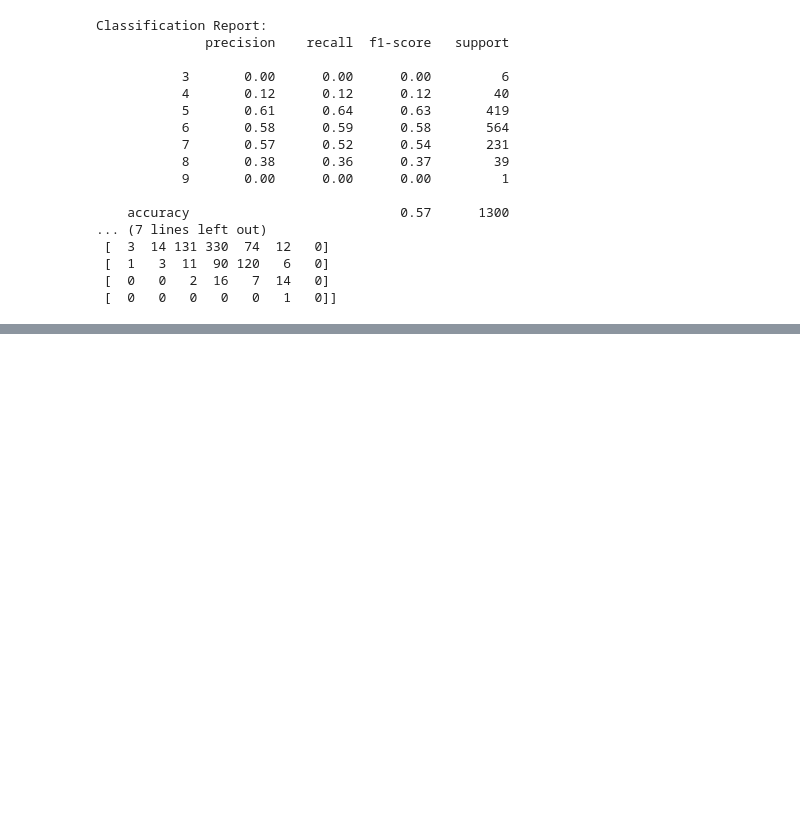
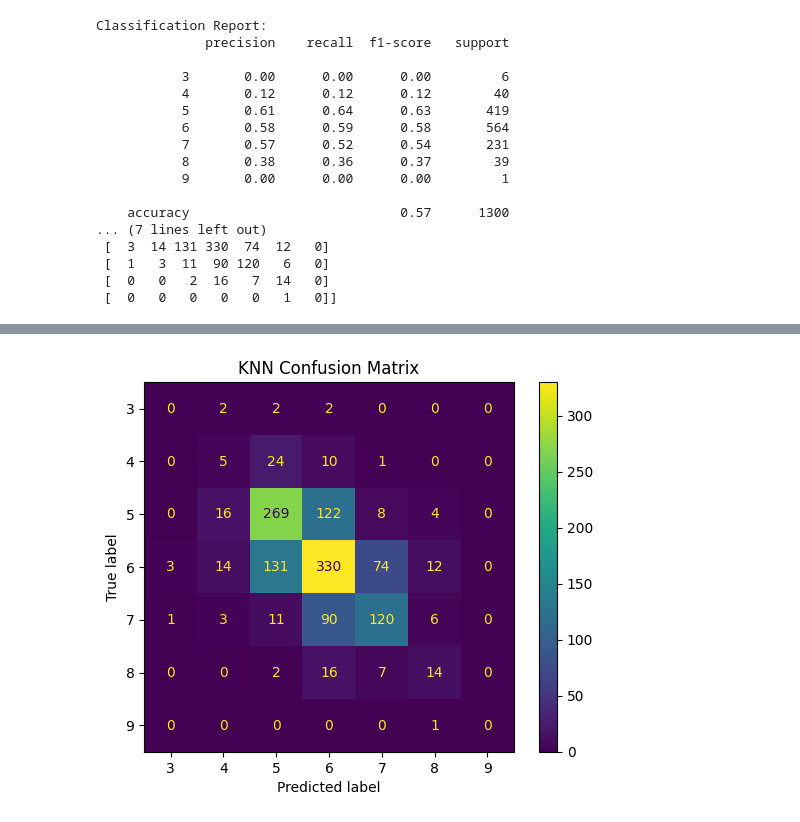
Before and after one commit to nreualuhs/178-Group-Project, a Jupyter notebook: kNN.ipynb, the cells around one changed output, grey strips where cells are left out. Cells and saved outputs as stored; diff of their text form; code cells hidden in the pictures; blank space fills up the shorter version.

```diff
--- a/kNN.ipynb
+++ b/kNN.ipynb
@@ -81,8 +89 @@ print("Test accuracy:", accuracy_score(y_test, y_test_pred))
 Test accuracy: 0.5676923076923077
-# %%
-final_knn = KNeighborsClassifier(n_neighbors=best_k)
-final_knn.fit(X_train_scaled, y_train)
-
-y_test_pred = final_knn.predict(X_test_scaled)
-
-print("Test accuracy:", accuracy_score(y_test, y_test_pred))
@@ -112,29 +111,3 @@ Classification Report:
  [  1   3  11  90 120   6   0]
  [  0   0   2  16   7  14   0]
  [  0   0   0   0   0   1   0]]
-# %%
-#first run
-X_train, X_val, X_test, y_train, y_val, y_test = getDefaultWineSets()
-
-scaler = StandardScaler()
-X_train_scaled = scaler.fit_transform(X_train)
-X_val_scaled = scaler.transform(X_val)
-X_test_scaled = scaler.transform(X_test)
-
-k_values = range(1, 31)
-val_accuracies = []
-
-for k in k_values:
-    model = KNeighborsClassifier(n_neighbors=k)
-    model.fit(X_train_scaled, y_train)
-    preds = model.predict(X_val_scaled)
-    val_accuracies.append(accuracy_score(y_val, preds))
-
-best_k = k_values[val_accuracies.index(max(val_accuracies))]
-print("Best k:", best_k)
-
-final_model = KNeighborsClassifier(n_neighbors=best_k)
-final_model.fit(X_train_scaled, y_train)
-test_preds = final_model.predict(X_test_scaled)
-
-print("Test accuracy:", accuracy_score(y_test, test_preds))
@@ -224,0 +114,7 @@ plt.show()
+# %%
+# Display the confusion matrix as a plot
+ConfusionMatrixDisplay.from_predictions(y_test, y_test_pred)
+plt.title("KNN Confusion Matrix")
+plt.show()
+# %% [output]
+[figure, added]
```
Also changed, not shown: parts of 11 cells of this notebook.
